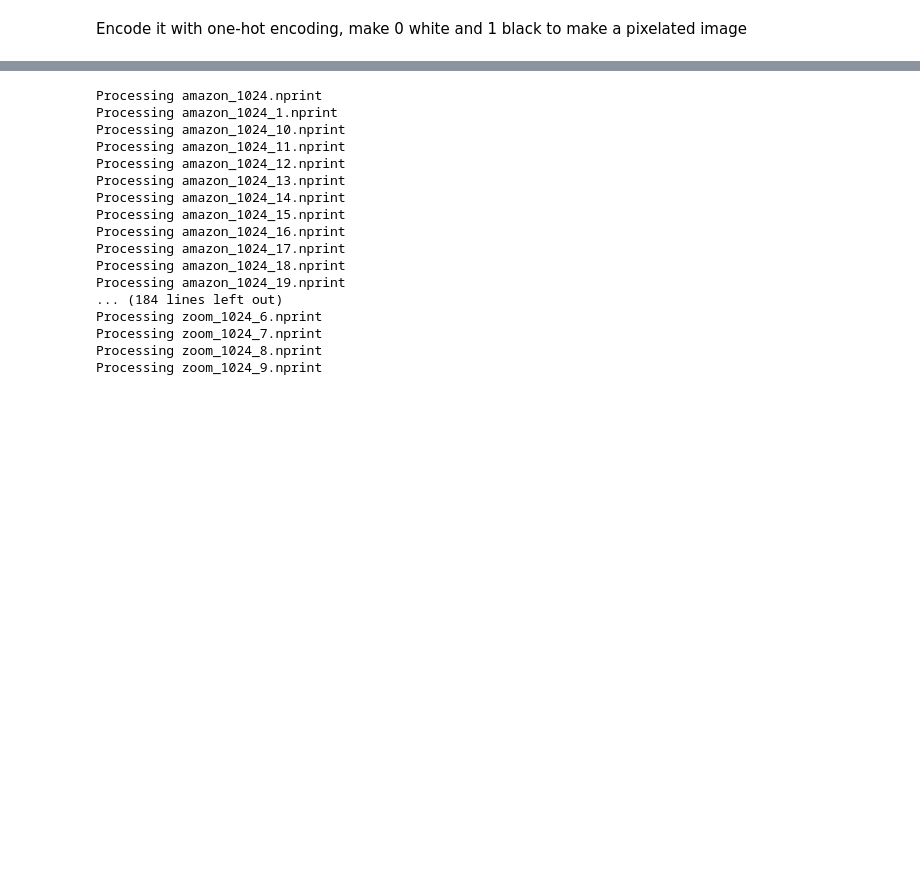
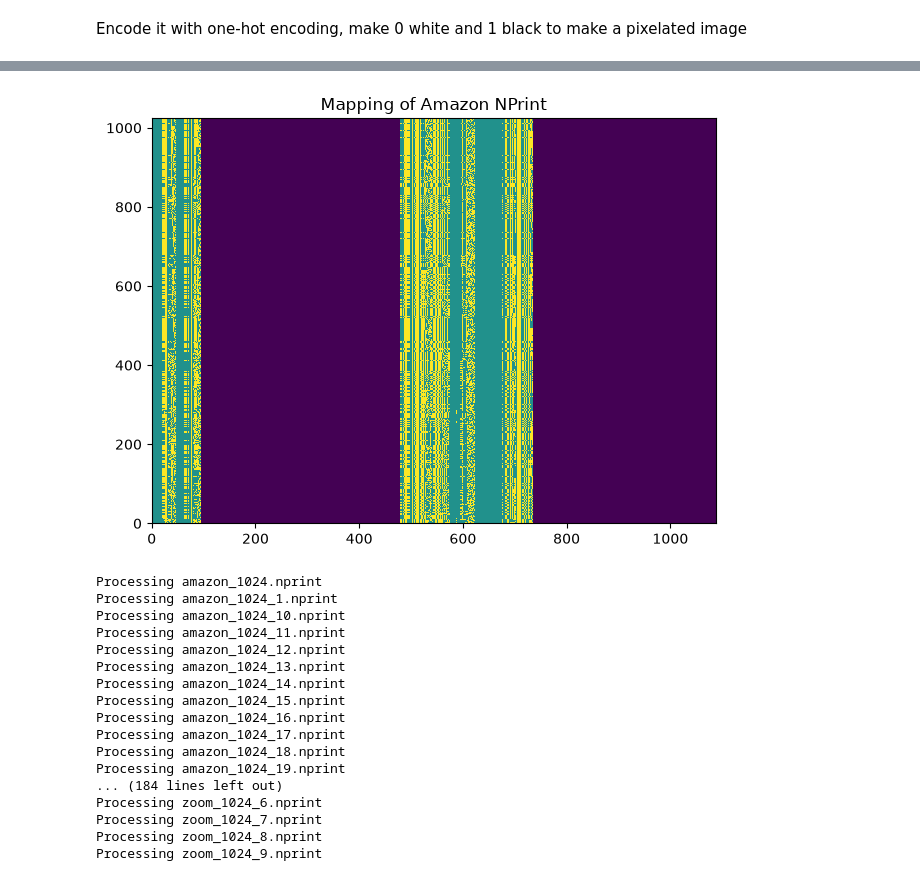
Before and after one commit to md-45/ml-systems-copy, a Jupyter notebook: docs/assignments/NetDiffusion_Simple.ipynb, the cells around one changed output, grey strips where cells are left out. Saved outputs shown, nothing was run; the diff lists cells and outputs as text; code cells hidden in the pictures; blank space fills up the shorter version.

Commit message:
Figured out color mapping for one image

```diff
--- a/docs/assignments/NetDiffusion_Simple.ipynb
+++ b/docs/assignments/NetDiffusion_Simple.ipynb
@@ -64,3 +68,13 @@ IndexError: single positional indexer is out-of-bounds
+# %%
+Z = amazon_one
+
+plt.pcolor(Z)
+plt.title("Mapping of Amazon NPrint")
+
+plt.tight_layout()
+plt.show()
+# %% [output]
+[figure, added]
 # %%
 # The following is a pre-defined script used in NetDiffusion that will convert all of the provided real nprints into image representations. Run this code and observe the output
 !python ./scripts/nprint_to_png.py -i ./nd_data/real_nprints/ -o ./nd_data/real_traffic_images
```
Also changed, not shown: parts of 3 cells of this notebook.
